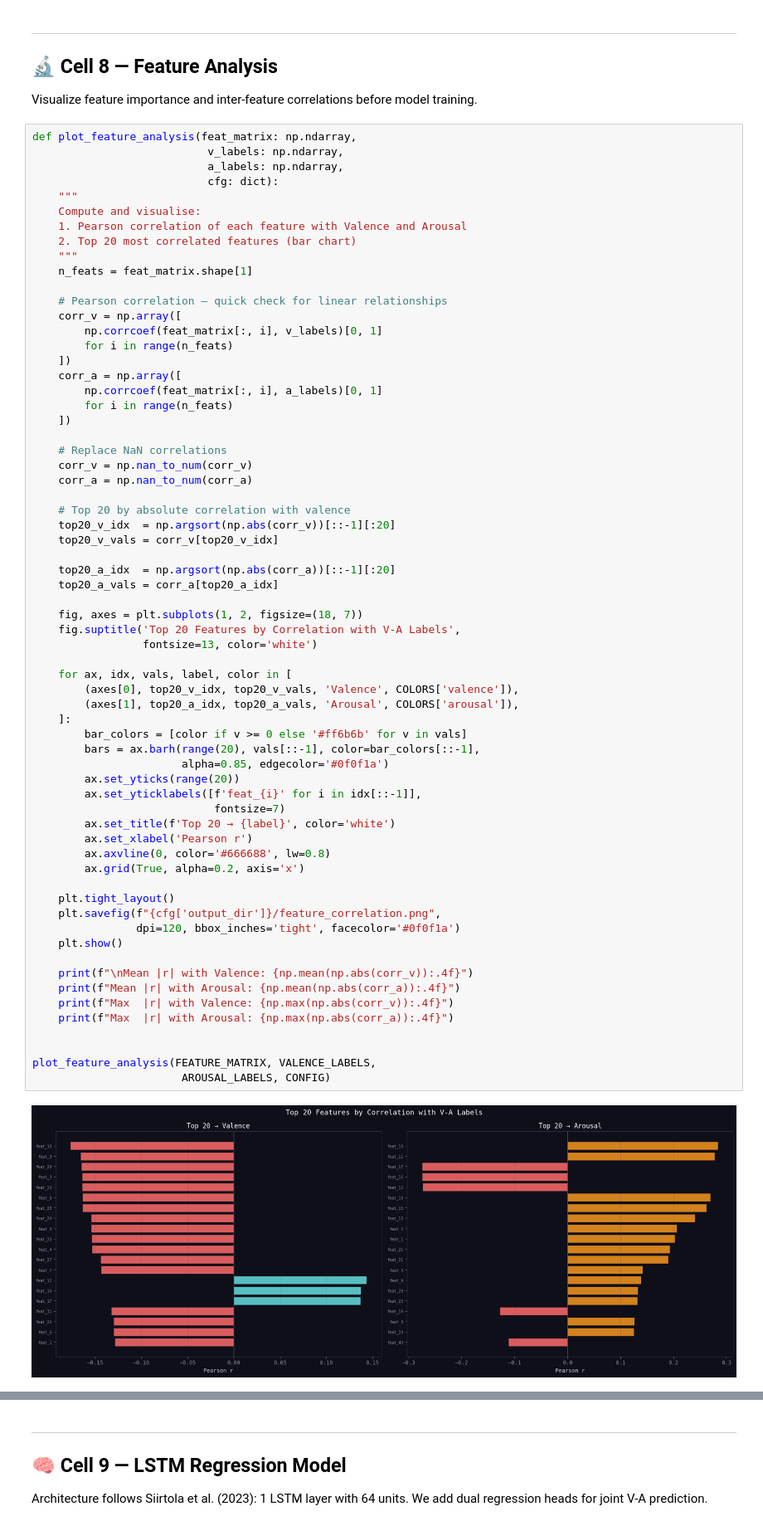
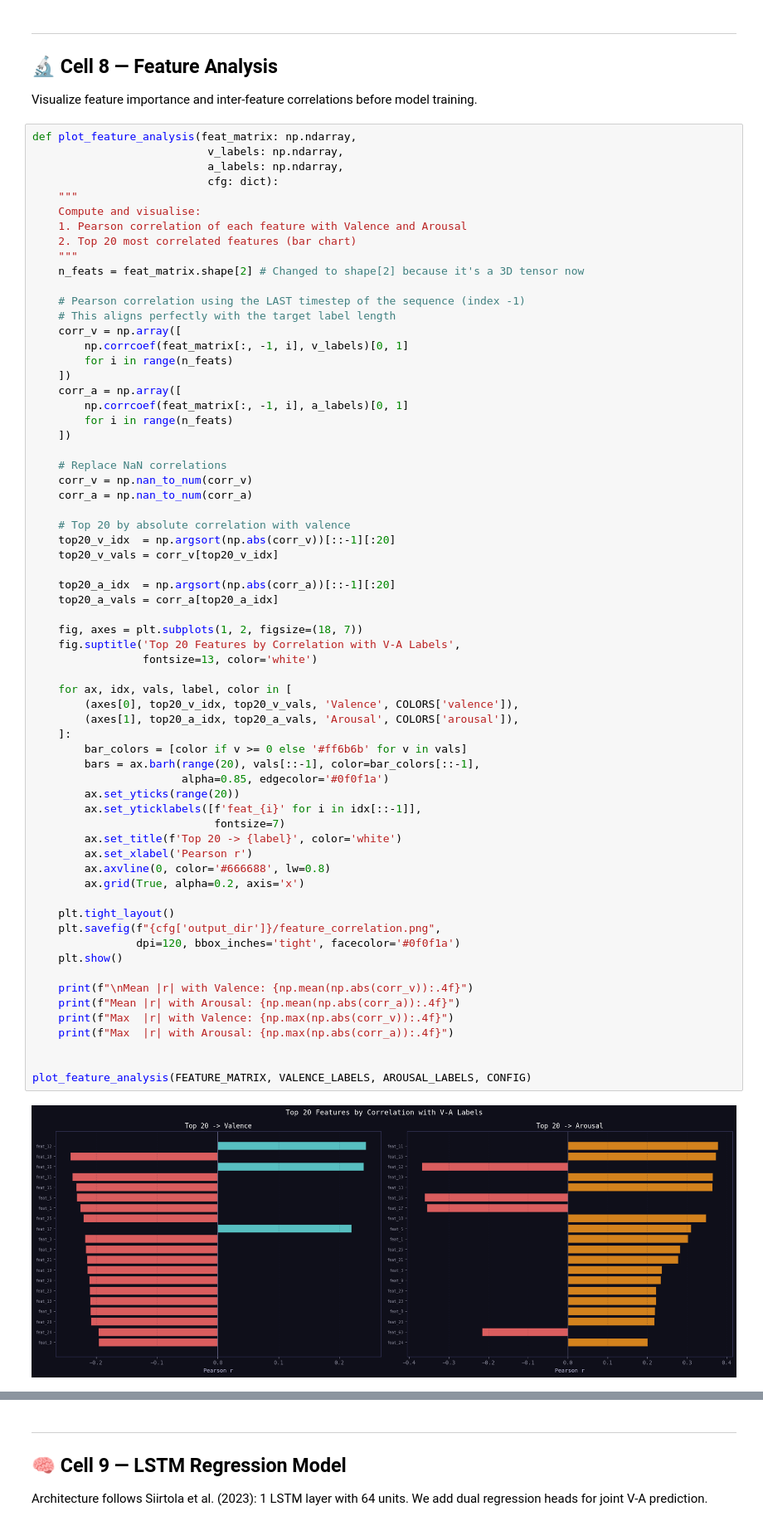
Before and after one commit to MrBlackBlade/maestro, a Jupyter notebook: MAESTRO_Emotion_Recognition.ipynb, the cells around one changed output, grey strips where cells are left out. Shown at 83% size. Cells and saved outputs as stored; diff of their text form.

```diff
--- a/MAESTRO_Emotion_Recognition.ipynb
+++ b/MAESTRO_Emotion_Recognition.ipynb
@@ -877,15 +1007,16 @@ def plot_feature_analysis(feat_matrix: np.ndarray,
     1. Pearson correlation of each feature with Valence and Arousal
     2. Top 20 most correlated features (bar chart)
     """
-    n_feats = feat_matrix.shape[1]
+    n_feats = feat_matrix.shape[2] # Changed to shape[2] because it's a 3D tensor now
 
-    # Pearson correlation — quick check for linear relationships
+    # Pearson correlation using the LAST timestep of the sequence (index -1)
+    # This aligns perfectly with the target label length
     corr_v = np.array([
-        np.corrcoef(feat_matrix[:, i], v_labels)[0, 1]
+        np.corrcoef(feat_matrix[:, -1, i], v_labels)[0, 1]
         for i in range(n_feats)
     ])
     corr_a = np.array([
-        np.corrcoef(feat_matrix[:, i], a_labels)[0, 1]
+        np.corrcoef(feat_matrix[:, -1, i], a_labels)[0, 1]
         for i in range(n_feats)
     ])
 
@@ -903,34 +1034,33 @@ def plot_feature_analysis(feat_matrix: np.ndarray,
     fig, axes = plt.subplots(1, 2, figsize=(18, 7))
     fig.suptitle('Top 20 Features by Correlation with V-A Labels',
                  fontsize=13, color='white')
 
     for ax, idx, vals, label, color in [
         (axes[0], top20_v_idx, top20_v_vals, 'Valence', COLORS['valence']),
         (axes[1], top20_a_idx, top20_a_vals, 'Arousal', COLORS['arousal']),
     ]:
         bar_colors = [color if v >= 0 else '#ff6b6b' for v in vals]
         bars = ax.barh(range(20), vals[::-1], color=bar_colors[::-1],
                        alpha=0.85, edgecolor='#0f0f1a')
         ax.set_yticks(range(20))
         ax.set_yticklabels([f'feat_{i}' for i in idx[::-1]],
                             fontsize=7)
-        ax.set_title(f'Top 20 → {label}', color='white')
+        ax.set_title(f'Top 20 -> {label}', color='white')
         ax.set_xlabel('Pearson r')
         ax.axvline(0, color='#666688', lw=0.8)
         ax.grid(True, alpha=0.2, axis='x')
 
     plt.tight_layout()
     plt.savefig(f"{cfg['output_dir']}/feature_correlation.png",
                 dpi=120, bbox_inches='tight', facecolor='#0f0f1a')
     plt.show()
 
     print(f"\nMean |r| with Valence: {np.mean(np.abs(corr_v)):.4f}")
     print(f"Mean |r| with Arousal: {np.mean(np.abs(corr_a)):.4f}")
     print(f"Max  |r| with Valence: {np.max(np.abs(corr_v)):.4f}")
     print(f"Max  |r| with Arousal: {np.max(np.abs(corr_a)):.4f}")
 
 
-plot_feature_analysis(FEATURE_MATRIX, VALENCE_LABELS,
-                       AROUSAL_LABELS, CONFIG)
+plot_feature_analysis(FEATURE_MATRIX, VALENCE_LABELS, AROUSAL_LABELS, CONFIG)
 # %% [output]
-[figure, old version]
+[figure, new version]
```
Also changed, not shown: parts of 22 cells of this notebook, 7 other files.
